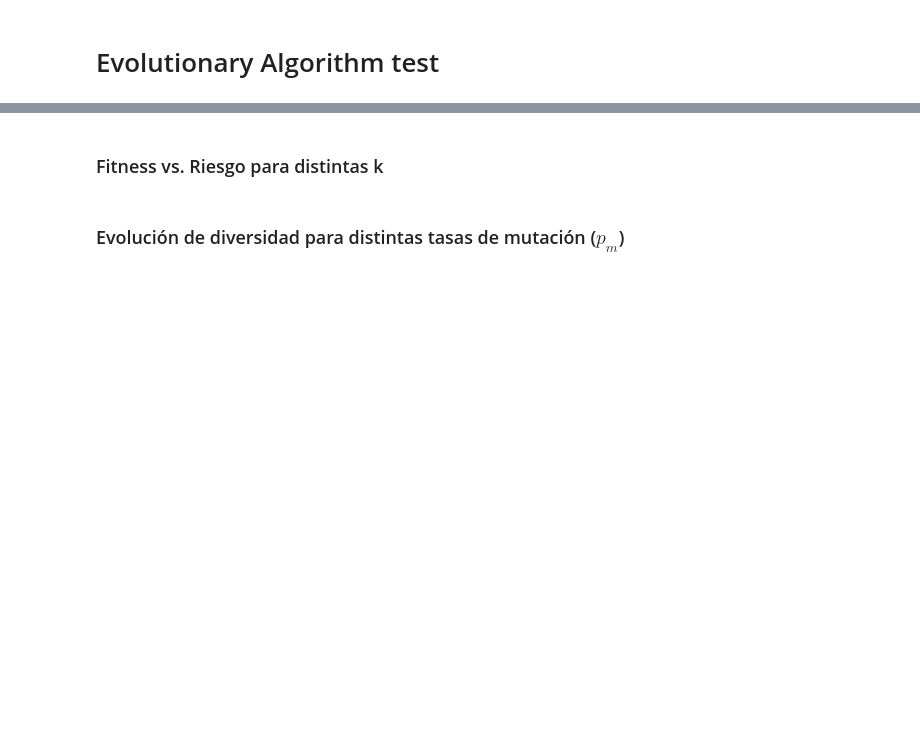
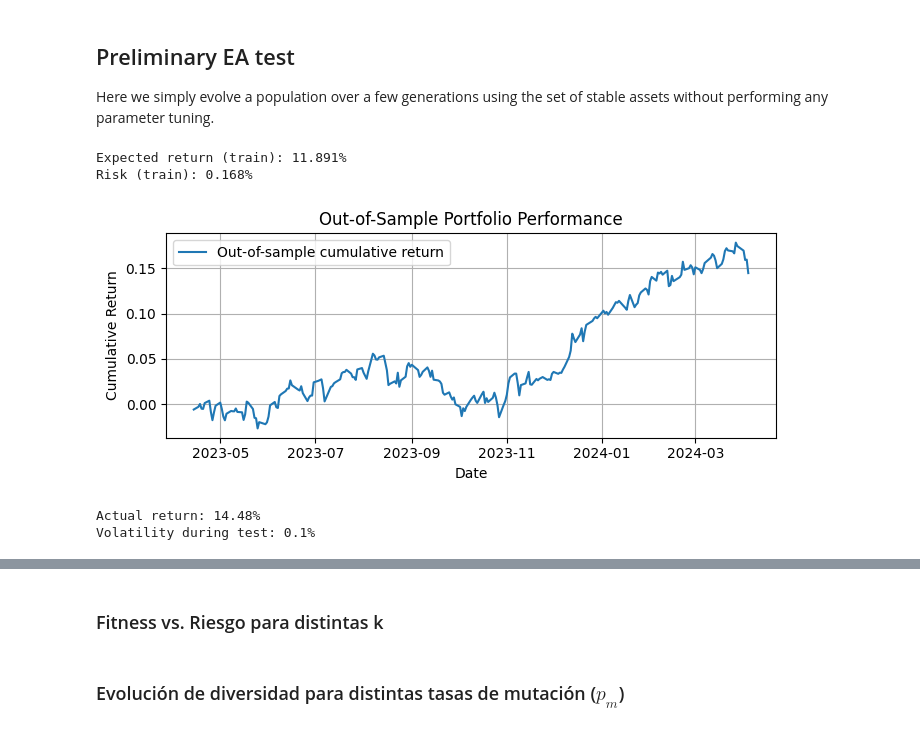
Before and after one commit to PanDomene/Evolutionary-Algorithm-for-Portfolio-Optimization, a Jupyter notebook: results/results.ipynb, the cells around one changed output, grey strips where cells are left out. Cells and saved outputs as stored; diff of their text form; code cells hidden in the pictures; blank space fills up the shorter version.

```diff
--- a/results/results.ipynb
+++ b/results/results.ipynb
@@ -7,4 +8,21 @@ import seaborn as sns
+# %%
+benchmark_return = 0.14
+benchmark_risk = 0.16
 # %%
-np.random.seed(62)
+data = eva.all_data
+
+returns = data.pct_change().dropna()
+cumulative = (1 + returns).cumprod() - 1
+
+final_returns = cumulative.iloc[-1]
+top_performers = final_returns.sort_values(ascending=False)
+top_performers = top_performers[top_performers>1].index
+data = data.drop(columns=top_performers)
+
+split = int(0.7 * len(data))
+train_data = data[:split]
+test_data = data[split:]
 # %% [markdown]
-# Evolutionary Algorithm test
+## Preliminary EA test
+
+Here we simply evolve a population over a few generations using the set of stable assets without performing any parameter tuning.
@@ -10,0 +33,8 @@ np.random.seed(62)
+# %%
+eva.test_portfolio_weights(best, train_data, test_data);
+# %% [output]
+Expected return (train): 11.891%
+Risk (train): 0.168%
+[figure, added]
+Actual return: 14.48%
+Volatility during test: 0.1%
```
Also changed, not shown: parts of 39 cells of this notebook, 19 other files.
